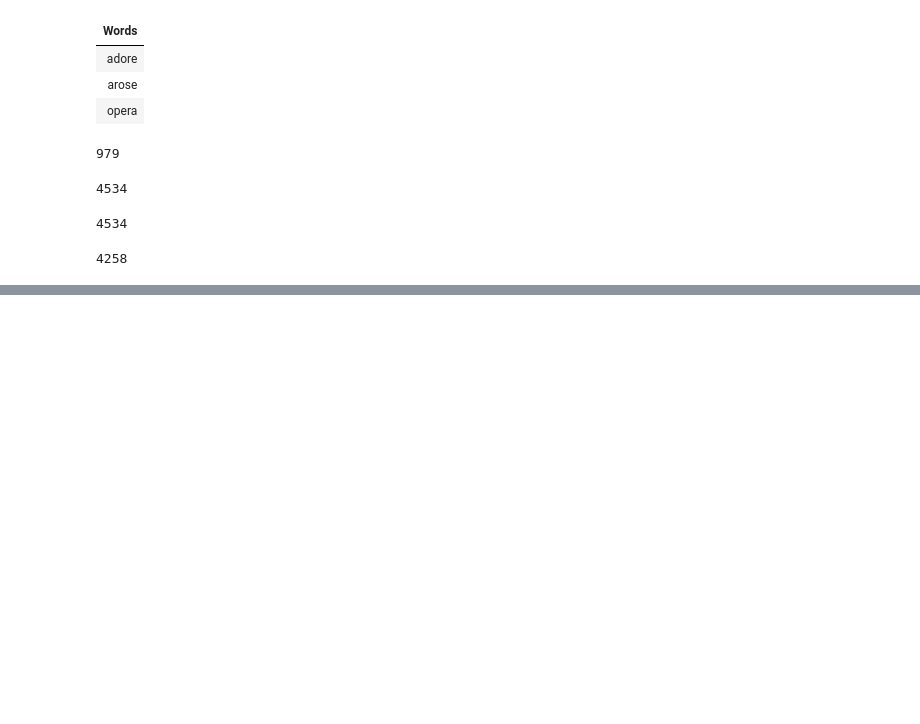
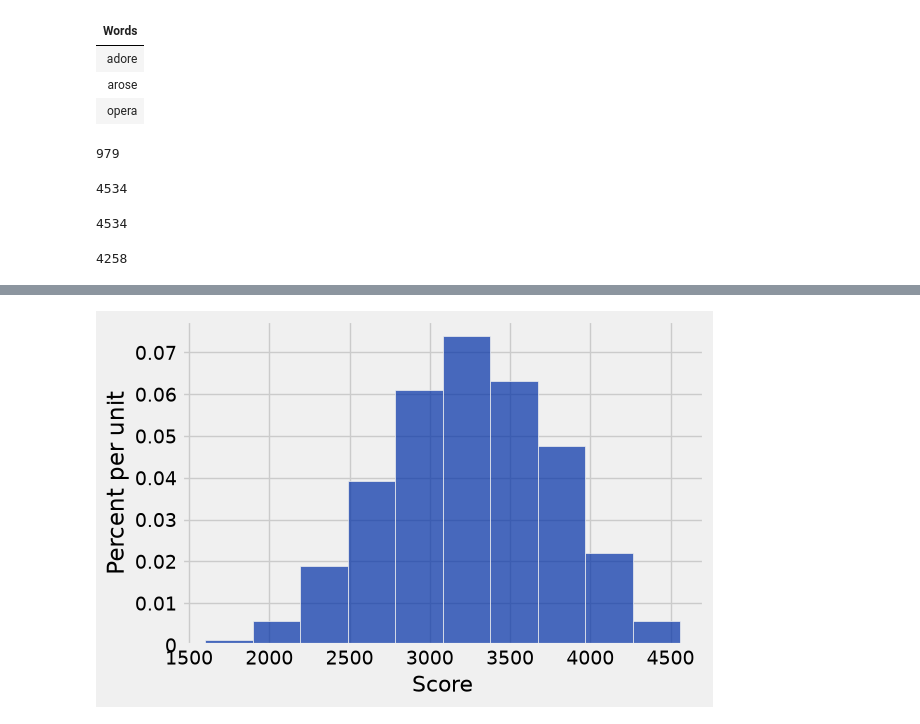
Before and after one commit to lawtonsclass/f26-code-from-class, a Jupyter notebook: data8/midterm-review.ipynb, the cells around one changed output, grey strips where cells are left out. Drawn from its saved outputs; the diff is of its cells as text; code cells hidden in the pictures; blank space fills up the shorter version.

```diff
--- a/data8/midterm-review.ipynb
+++ b/data8/midterm-review.ipynb
@@ -408,0 +446,2 @@ get_score('adore')
+# %%
+words_with_scores.sort('Score', descending=True)
@@ -408,0 +469,8 @@ get_score('adore')
+# %%
+def has_duplicates(word):
+    unique_letters = Table().with_column('Letter', str_to_array(word)).group('Letter').num_rows
+
+    if unique_letters == 5:
+        return 'no'
+    else:
+        return 'yes'
@@ -408,0 +490,5 @@ get_score('adore')
+# %%
+words_scores_duplicates = words_with_scores.with_column(
+    'Has Duplicates', words_with_scores.apply(has_duplicates, 'Words')
+)
+words_scores_duplicates
@@ -408,0 +508,2 @@ get_score('adore')
+# %%
+words_scores_duplicates.sort('Score', descending=True).where('Has Duplicates', are.equal_to('no'))
@@ -408,0 +523,4 @@ get_score('adore')
+# %%
+words_scores_duplicates.where('Has Duplicates', are.equal_to('no')).hist('Score')
+# %% [output]
+[figure, added]
```
Also changed, not shown: parts of 13 cells of this notebook.
